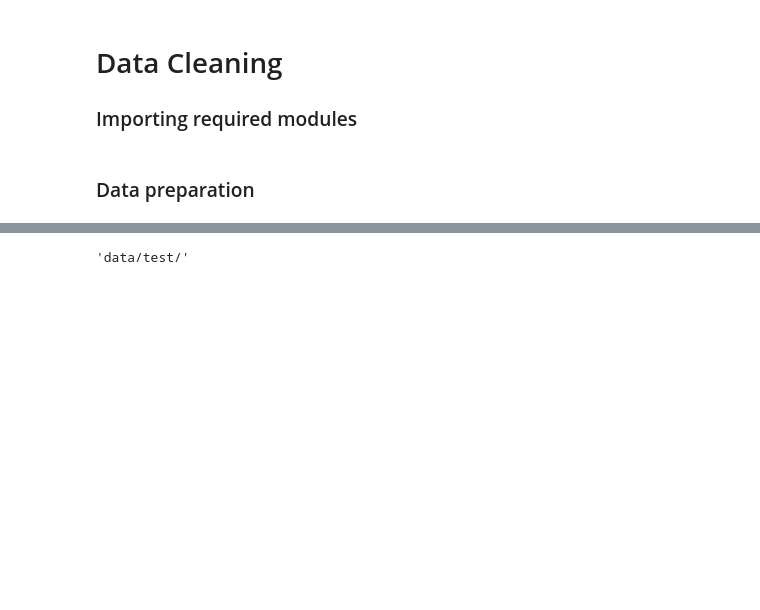
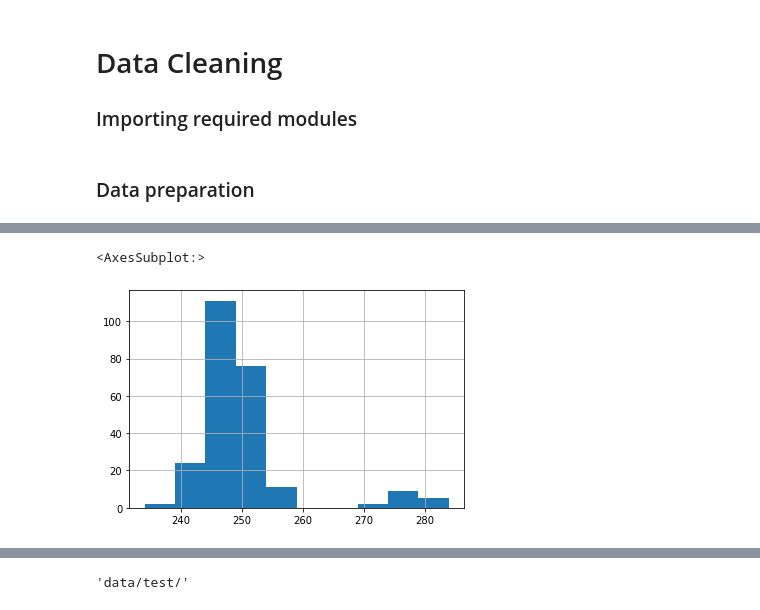
Before and after one commit to 314ka4y/Anomaly-detection-project, a Jupyter notebook: Anomaly_detection.ipynb, the cells around one changed output, grey strips where cells are left out. Cells and saved outputs as stored; diff of their text form; code cells hidden in the pictures; blank space fills up the shorter version.

```diff
--- a/Anomaly_detection.ipynb
+++ b/Anomaly_detection.ipynb
@@ -955,0 +763,7 @@ final_df.plot()
+# %%
+# Explore data distribution
+# idel
+df_temperatures.loc["2021-06-10 19:00:00",:].hist()
+# %% [output]
+<AxesSubplot:>
+[figure, added]
```
Also changed, not shown: parts of 179 cells of this notebook.
